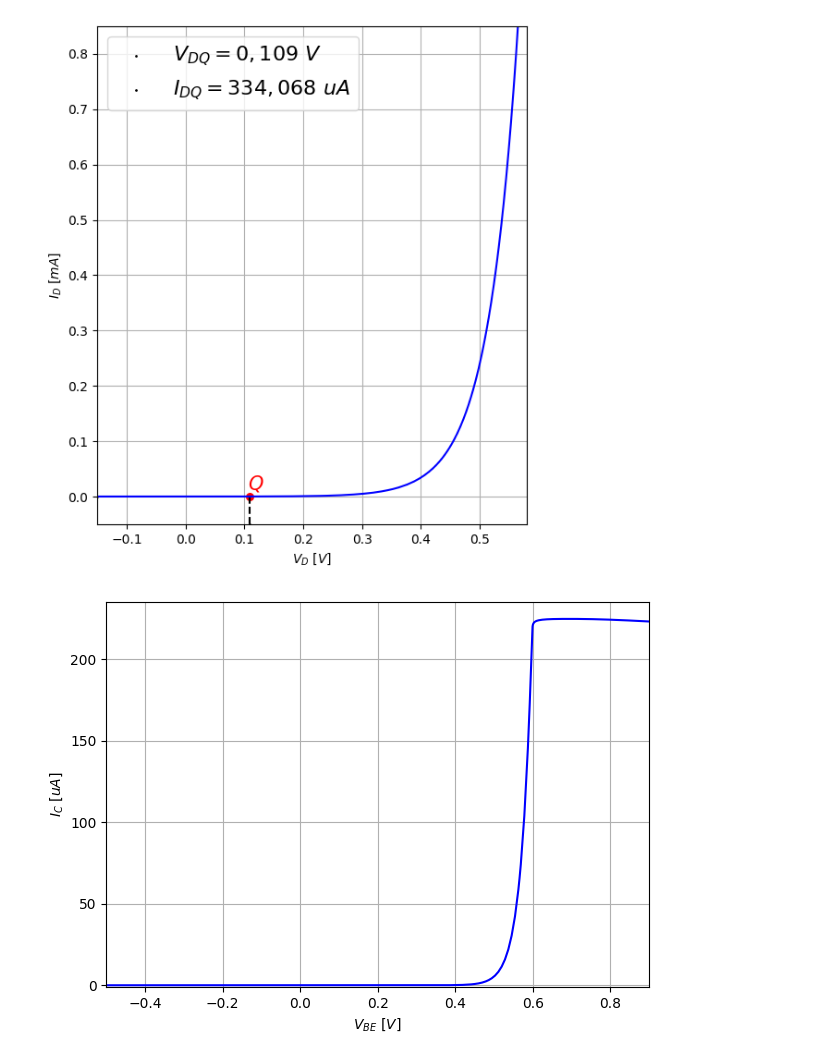
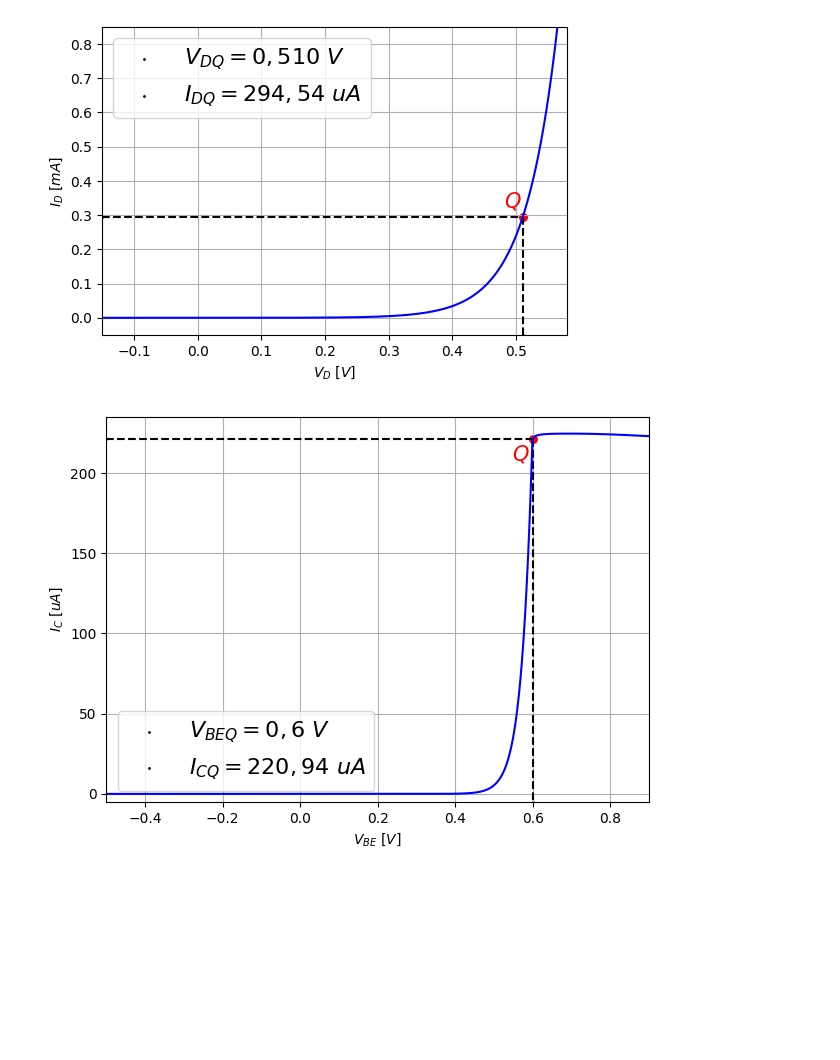
Before and after one commit to Fditoro/TP-Final-Fisica-Electronica, a Jupyter notebook: Spice/Graficos Spice.ipynb, the cells around one changed output. Cells and saved outputs as stored; diff of their text form; code cells hidden in the pictures; blank space fills up the shorter version.

Commit message:
Analisis DC diodo y BJT

```diff
--- a/Spice/Graficos Spice.ipynb
+++ b/Spice/Graficos Spice.ipynb
@@ -6,8 +6,8 @@ import os
 
 # ----------------------------     Graficos de los circuitos de Spice     --------------------------------------
 
-VDQ = 0.10916
-IDQ = 334.0675618E-6
+VDQ = 0.510417
+IDQ = 0.00029454E+3
 
 #------------Load the signals from the .raw file
 raw_file = 'Circuito_Diodo\\Diodo.raw'
@@ -21,40 +21,40 @@ l.parse()
 VD = l.get_data('V(VD)')
 ID = l.get_data('I(D1)')
 ID = (ID) * 1E+3
 #------------------------------------------------
 
 
 #Set mplt and min Voltages and currents
 V_upper_limit = 0.58
 V_lower_limit = -0.15
 I_upper_limit = 0.85
 I_lower_limit = -0.05
 
-fig = plt.figure(figsize=(6, 7))
-fig.subplots_adjust(hspace=0.5)
+fig = plt.figure(figsize=(6, 4))
 
 #Current plot
 plt.xlabel("$V_D \ [V]$")
 plt.ylabel("$I_D \ [mA]$")
 
 #---------      Anotaciones     --------------
 plt.plot([VDQ,VDQ], [IDQ, I_lower_limit], linestyle = '--', linewidth = 1.5,  color = 'black')
+plt.plot([V_lower_limit,VDQ], [IDQ, IDQ], linestyle = '--', linewidth = 1.5,  color = 'black')
 plt.scatter(VDQ, IDQ, color='red', s = 30)
-plt.scatter(VDQ, I_lower_limit, color='black', s = 1, label = '$V_{DQ} = 0,109 \ V$')
-plt.scatter(V_lower_limit, IDQ, color='black', s = 1, label = '$I_{DQ} = 334,068 \ uA$')
-plt.annotate(r"$Q$", xy=(VDQ, IDQ), xytext=(5, 5),textcoords='offset points', ha='center', fontsize = 15, color = 'red')
+plt.scatter(VDQ, I_lower_limit, color='black', s = 1, label = '$V_{DQ} = 0,510 \ V$')
+plt.scatter(V_lower_limit, IDQ, color='black', s = 1, label = '$I_{DQ} = 294,54 \ uA$')
+plt.annotate(r"$Q$", xy=(VDQ, IDQ), xytext=(-7, 7),textcoords='offset points', ha='center', fontsize = 15, color = 'red')
 
 plt.xlim(V_lower_limit, V_upper_limit)
 plt.ylim(I_lower_limit, I_upper_limit)
 plt.grid()
 
 plt.plot(VD , ID, 'b-')
 plt.legend(fontsize = 16)
 
-plt.savefig('Grafico Circuito Diodo.jpg', format='jpg')
+#plt.savefig('Grafico Circuito Diodo.pdf', format='pdf')
 plt.show()
 # %% [output]
-[figure, old version]
+[figure, new version]
 # %%
 import ltspice
 import numpy as np
@@ -62,7 +62,8 @@ import matplotlib.pyplot as plt
 import os
 
 # ----------------------------     Grafico BJT Curva de Entrada     --------------------------------------
-
+VBEQ = 0.600377
+ICQ = 0.000220939E+6
 
 #------------Load the signals from the .raw file
 raw_file = 'Circuito_BJT\\Circuito_BJT_Curva_Entrada.raw'
@@ -93,16 +94,26 @@ fig.subplots_adjust(hspace=0.5)
 #Current plot
 plt.xlabel("$V_{BE}\ [V]$")
 plt.ylabel("$I_C \ [uA]$")
+
+#---------      Anotaciones     --------------
+plt.plot([VBEQ,VBEQ], [ICQ, I_lower_limit], linestyle = '--', linewidth = 1.5,  color = 'black')
+plt.plot([V_lower_limit,VBEQ], [ICQ, ICQ], linestyle = '--', linewidth = 1.5,  color = 'black')
+plt.scatter(VBEQ, ICQ, color='red', s = 30)
+plt.scatter(VBEQ, I_lower_limit, color='black', s = 1, label = '$V_{BEQ} = 0,6 \ V$')
+plt.scatter(V_lower_limit, ICQ, color='black', s = 1, label = '$I_{CQ} = 220,94 \ uA$')
+plt.annotate(r"$Q$", xy=(VBEQ, ICQ), xytext=(-9, -15),textcoords='offset points', ha='center', fontsize = 15, color = 'red')
+
 plt.xlim(V_lower_limit, V_upper_limit)
 plt.ylim(I_lower_limit, I_upper_limit)
 plt.grid()
+plt.legend(fontsize = 16)
 
 plt.plot(VBE , IC, 'b-')
 
-#plt.savefig('Grafico Curva de Entrada BJT', format='pdf')
+#plt.savefig('Grafico Curva de Entrada BJT.pdf', format='pdf')
 plt.show()
 # %% [output]
-[figure, old version]
+[figure, new version]
 # %%
 import ltspice
 import numpy as np
```
Also changed, not shown: parts of 1 cell of this notebook, 18 other files.
